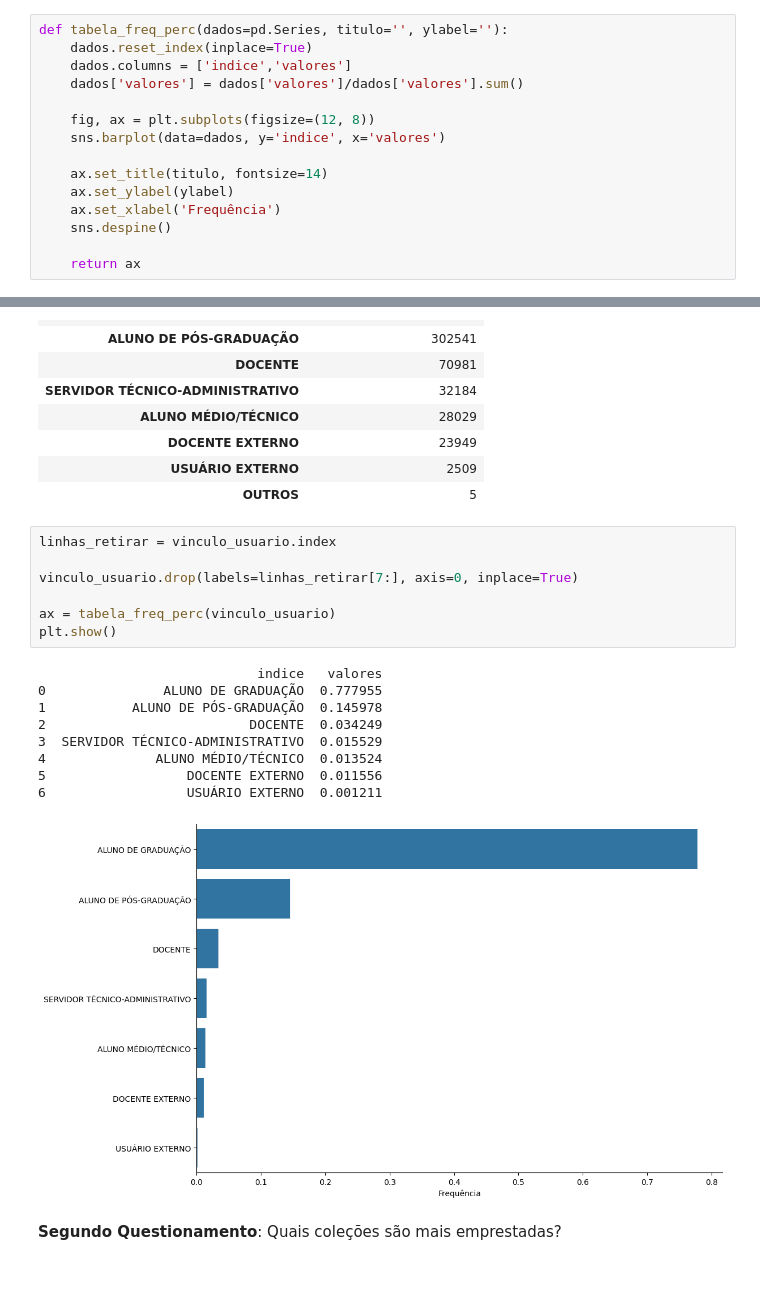
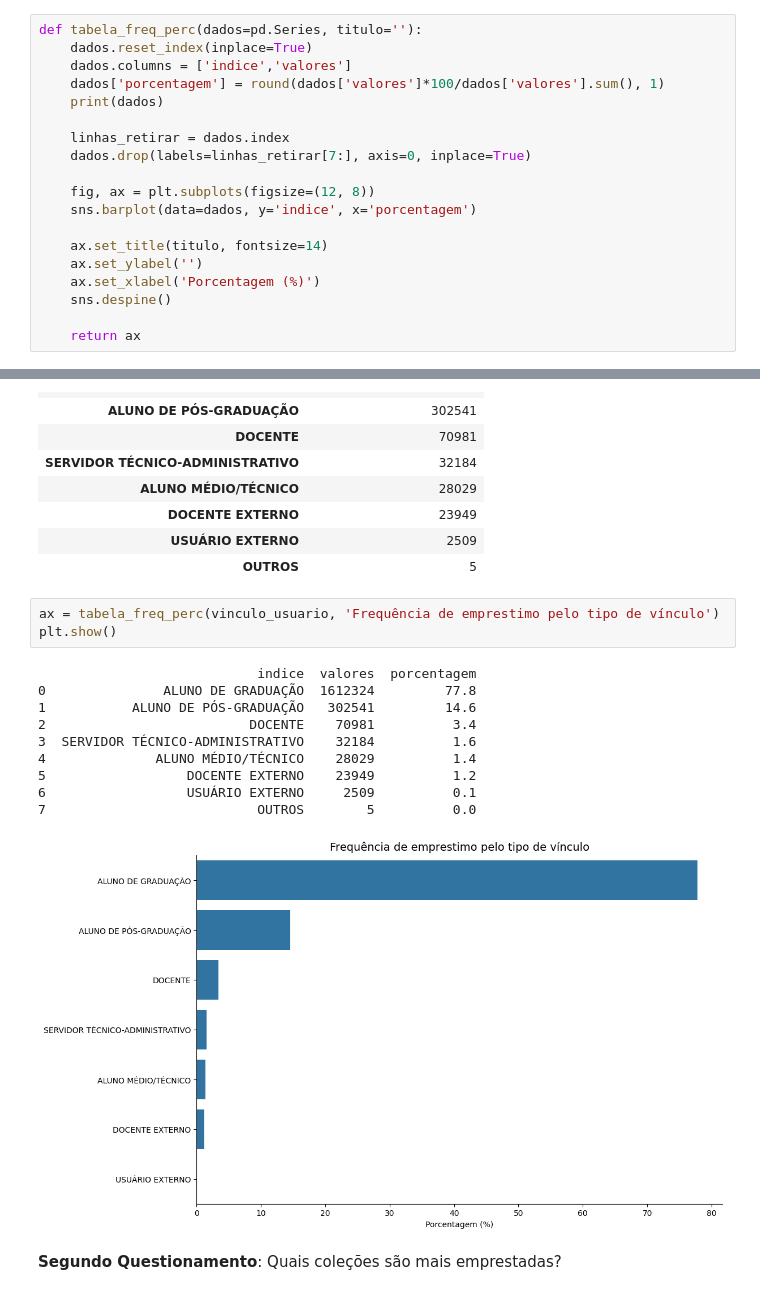
Before and after one commit to LuizHB23/7DaysOfCode-Pandas, a Jupyter notebook: main.ipynb, the cells around one changed output, grey strips where cells are left out. Saved outputs shown, nothing was run; the diff lists cells and outputs as text.

```diff
--- a/main.ipynb
+++ b/main.ipynb
@@ -583,17 +583,21 @@ print(emprestimos['CDU'].unique())
 # %% [markdown]
 Para isso utilizaremos de uma função que gerará uma tabela que utilizaremos durante nossos questionamentos
 # %%
-def tabela_freq_perc(dados=pd.Series, titulo='', ylabel=''):
+def tabela_freq_perc(dados=pd.Series, titulo=''):
     dados.reset_index(inplace=True)
     dados.columns = ['indice','valores']
-    dados['valores'] = dados['valores']/dados['valores'].sum()
+    dados['porcentagem'] = round(dados['valores']*100/dados['valores'].sum(), 1)
+    print(dados)
+
+    linhas_retirar = dados.index
+    dados.drop(labels=linhas_retirar[7:], axis=0, inplace=True)
 
     fig, ax = plt.subplots(figsize=(12, 8))
-    sns.barplot(data=dados, y='indice', x='valores')
+    sns.barplot(data=dados, y='indice', x='porcentagem')
 
     ax.set_title(titulo, fontsize=14)
-    ax.set_ylabel(ylabel)
-    ax.set_xlabel('Frequência')
+    ax.set_ylabel('')
+    ax.set_xlabel('Porcentagem (%)')
     sns.despine()
 
     return ax
@@ -648,22 +652,19 @@ vinculo_usuario
 | USUÁRIO EXTERNO | 2509 |
 | OUTROS | 5 |
 # %%
-linhas_retirar = vinculo_usuario.index
-
-vinculo_usuario.drop(labels=linhas_retirar[7:], axis=0, inplace=True)
-
-ax = tabela_freq_perc(vinculo_usuario)
+ax = tabela_freq_perc(vinculo_usuario, 'Frequência de emprestimo pelo tipo de vínculo')
 plt.show()
 # %% [output]
-                            indice   valores
-0               ALUNO DE GRADUAÇÃO  0.777955
-1           ALUNO DE PÓS-GRADUAÇÃO  0.145978
-2                          DOCENTE  0.034249
-3  SERVIDOR TÉCNICO-ADMINISTRATIVO  0.015529
-4              ALUNO MÉDIO/TÉCNICO  0.013524
-5                  DOCENTE EXTERNO  0.011556
-6                  USUÁRIO EXTERNO  0.001211
+                            indice  valores  porcentagem
+0               ALUNO DE GRADUAÇÃO  1612324         77.8
+1           ALUNO DE PÓS-GRADUAÇÃO   302541         14.6
+2                          DOCENTE    70981          3.4
+3  SERVIDOR TÉCNICO-ADMINISTRATIVO    32184          1.6
+4              ALUNO MÉDIO/TÉCNICO    28029          1.4
+5                  DOCENTE EXTERNO    23949          1.2
+6                  USUÁRIO EXTERNO     2509          0.1
+7                           OUTROS        5          0.0
-[figure, old version]
+[figure, new version]
 # %% [markdown]
 **Segundo Questionamento**: Quais coleções são mais emprestadas?
 # %%
```
Also changed, not shown: parts of 21 cells of this notebook.
